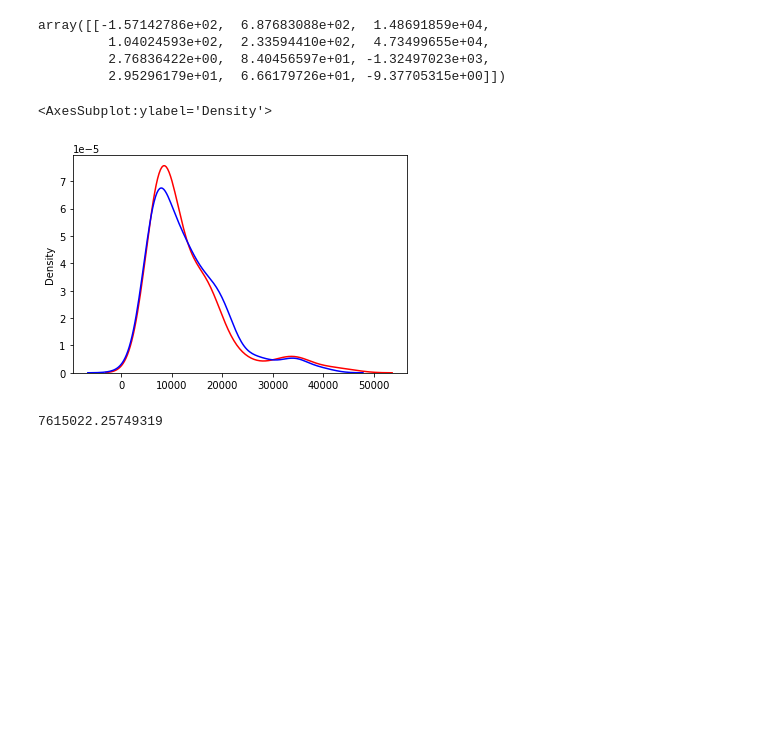
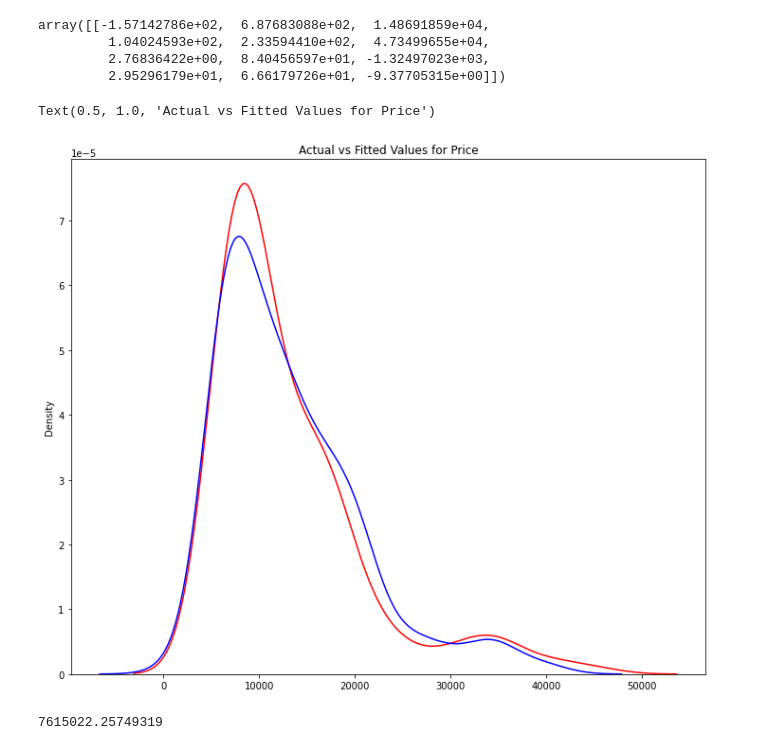
Before and after one commit to bayonlelukmansalami/bayonlelukmansalami, a Jupyter notebook: car-data-analysis-and-prediction-using-python.ipynb, the cells around one changed output. Cells and saved outputs as stored; diff of their text form; code cells hidden in the pictures; blank space fills up the shorter version.

```diff
--- a/car-data-analysis-and-prediction-using-python.ipynb
+++ b/car-data-analysis-and-prediction-using-python.ipynb
@@ -444,11 +455,15 @@ array([[-1.57142786e+02,  6.87683088e+02,  1.48691859e+04,
          2.76836422e+00,  8.40456597e+01, -1.32497023e+03,
          2.95296179e+01,  6.66179726e+01, -9.37705315e+00]])
 # %%
+plt.figure(figsize=(12, 10))
+
+
 ax1 = sns.distplot(Y, hist=False, color="r", label="Actual Value")
 sns.distplot(Yhat, hist=False, color="b", label="Fitted Values", ax=ax1)
+plt.title('Actual vs Fitted Values for Price')
 # %% [output]
-<AxesSubplot:ylabel='Density'>
+Text(0.5, 1.0, 'Actual vs Fitted Values for Price')
-[figure, old version]
+[figure, new version]
 # %%
 mean_squared_error(Y,Yhat)
 # %% [output]
```
Also changed, not shown: parts of 48 cells of this notebook.
